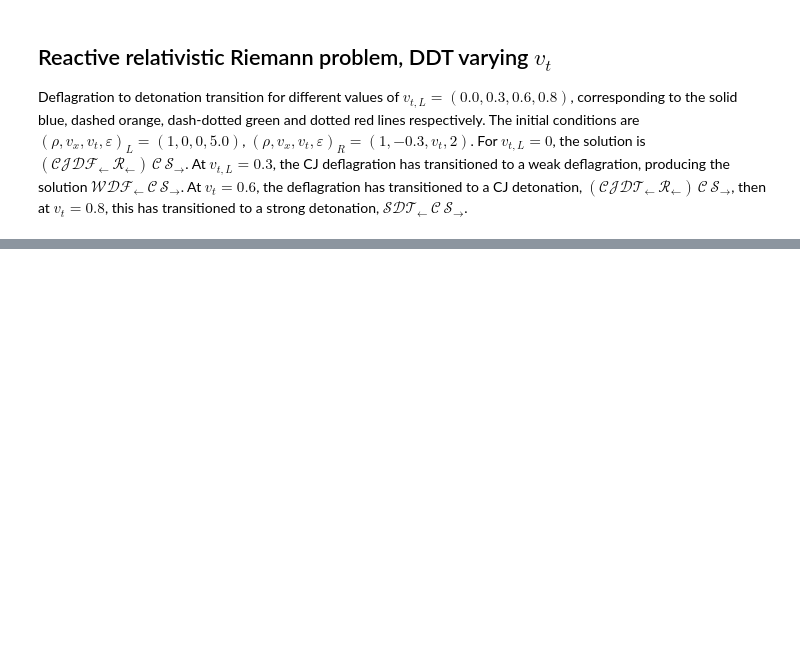
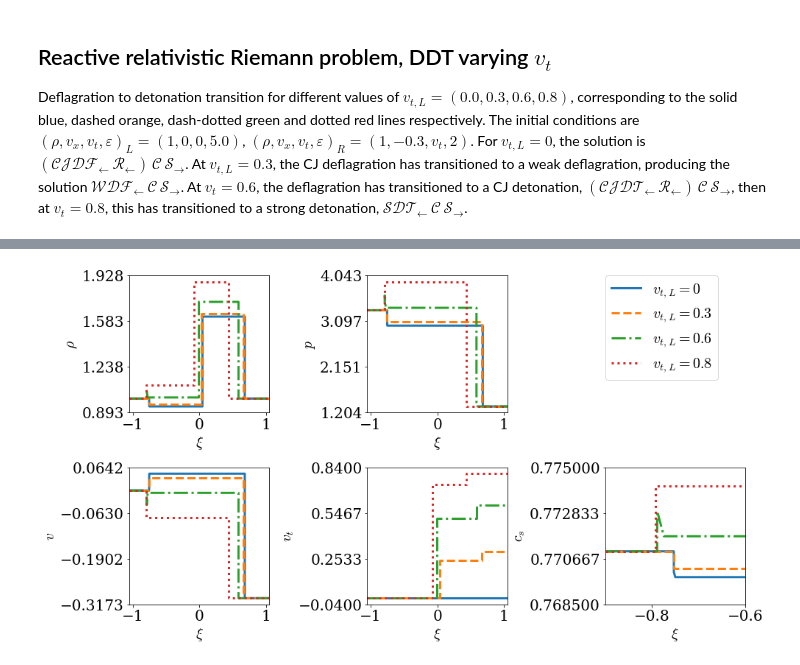
Before and after one commit to harpolea/r3d2, a Jupyter notebook: examples/paper_tangential_velocities.ipynb, the cells around one changed output, grey strips where cells are left out. Saved outputs shown, nothing was run; the diff lists cells and outputs as text; code cells hidden in the pictures; blank space fills up the shorter version.

```diff
--- a/examples/paper_tangential_velocities.ipynb
+++ b/examples/paper_tangential_velocities.ipynb
@@ -421,0 +432,68 @@ lgd = axs[0,1].legend(bbox_to_anchor=(1.05, 1), loc=2, borderaxespad=0.)
+# %%
+fig = pyplot.figure(figsize=(15,13))
+gs = gridspec.GridSpec(3,3, fig, wspace=0.7, hspace=0.4)
+axs = []
+axs.append(pyplot.subplot(gs[0,0]))
+axs.append(pyplot.subplot(gs[0,1]))
+axs.append(pyplot.subplot(gs[1,0]))
+axs.append(pyplot.subplot(gs[1,1]))
+axs.append(pyplot.subplot(gs[1,2]))
+
+for n, r in enumerate(rhos):
+    lab = r'$v_{t,L}' + f' = {vtls[n]}$'
+    axs[0].plot(xis[n], r, lstyles[n], label=lab)
+axs[0].set_xlim([-1.05, 1.05])
+axs[0].set_xlabel(r'$\xi$')
+axs[0].set_ylabel(r'$\rho$')
+ylims = axs[0].get_ylim()
+axs[0].yaxis.set_ticks(numpy.linspace(ylims[0], ylims[1], num=4, endpoint=True))
+pyplot.setp(axs[0].get_lines(), 'linewidth', 3)
+
+# pressure
+for n, p in enumerate(ps):
+    lab = r'$v_{t,L}' + f' = {vtls[n]}$'
+    axs[1].plot(xis[n], p, lstyles[n], label=lab)
+axs[1].set_xlim([-1.05, 1.05])
+axs[1].set_xlabel(r'$\xi$')
+axs[1].set_ylabel(r'$p$')
+ylims = axs[1].get_ylim()
+axs[1].yaxis.set_ticks(numpy.linspace(ylims[0], ylims[1], num=4, endpoint=True))
+pyplot.setp(axs[1].get_lines(), 'linewidth', 3)
+
+# v
+for n, v in enumerate(vs):
+    lab = r'$v_{t,L}' + f' = {vtls[n]}$'
+    axs[2].plot(xis[n], v, lstyles[n], label=lab)
+axs[2].set_xlim([-1.05, 1.05])
+axs[2].set_xlabel(r'$\xi$')
+axs[2].set_ylabel(r'$v$')
+ylims = axs[2].get_ylim()
+axs[2].yaxis.set_ticks(numpy.linspace(ylims[0], ylims[1], num=4, endpoint=True))
+pyplot.setp(axs[2].get_lines(), 'linewidth', 3)
+
+# vt
+for n, vt in enumerate(vts):
+    lab = r'$v_{t,L}' + f' = {vtls[n]}$'
+    axs[3].plot(xis[n], vt, lstyles[n], label=lab)
+axs[3].set_xlim([-1.05, 1.05])
+axs[3].set_xlabel(r'$\xi$')
+axs[3].set_ylabel(r'$v_t$')
+ylims = axs[3].get_ylim()
+axs[3].yaxis.set_ticks(numpy.linspace(ylims[0], ylims[1], num=4, endpoint=True))
+pyplot.setp(axs[3].get_lines(), 'linewidth', 3)
+
+# cs
+for n, vt in enumerate(cs):
+    lab = r'$v_{t,L}' + f' = {vtls[n]}$'
+    axs[4].plot(xis[n], vt, lstyles[n], label=lab)
+axs[4].set_xlim([-0.9,-0.6])
+axs[4].set_ylim([0.7685, 0.775])
+axs[4].set_xlabel(r'$\xi$')
+axs[4].set_ylabel(r'$c_s$')
+ylims = axs[4].get_ylim()
+axs[4].yaxis.set_ticks(numpy.linspace(ylims[0], ylims[1], num=4, endpoint=True))
+pyplot.setp(axs[4].get_lines(), 'linewidth', 3)
+
+lgd = axs[1].legend(bbox_to_anchor=(1.7, 1), loc=2, borderaxespad=0.)
+# %% [output]
+[figure, added]
```
Also changed, not shown: parts of 5 cells of this notebook.
